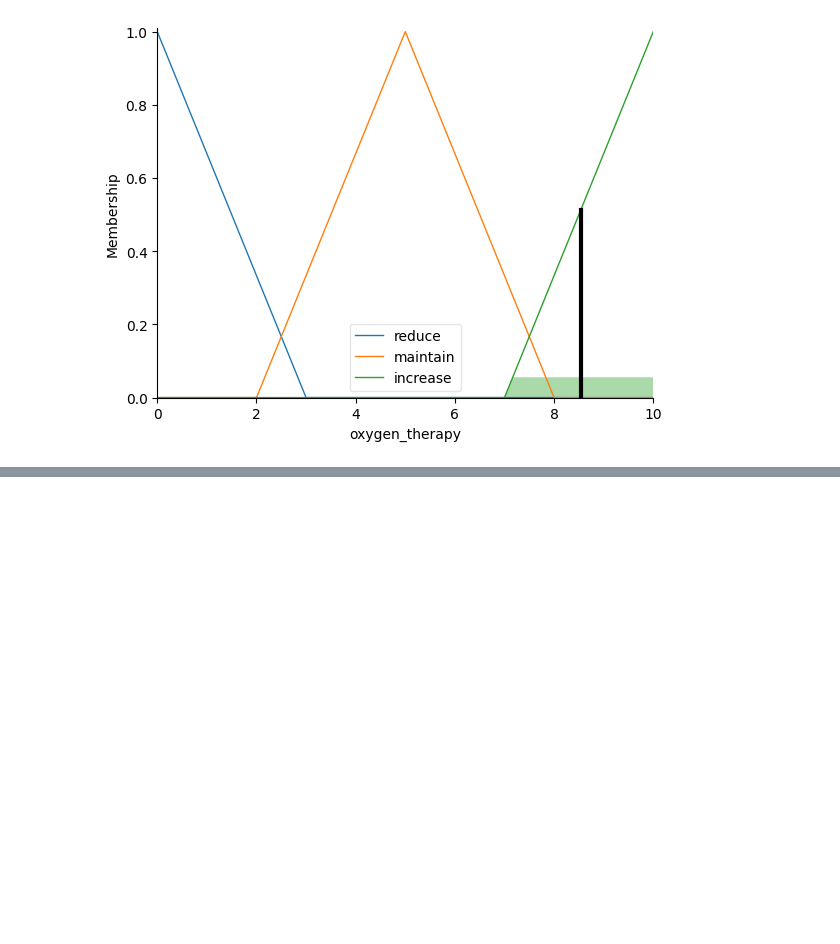
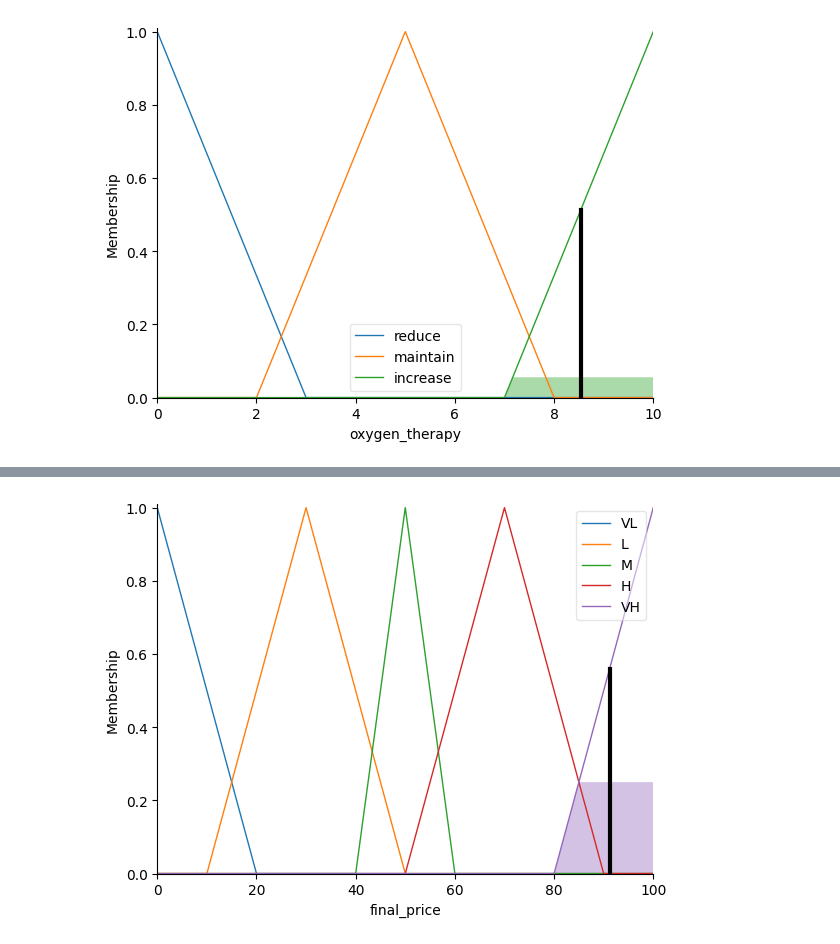
Before and after one commit to TRUONGLETHANHVY/-HW, a Jupyter notebook: _HW.ipynb, the cells around one changed output, grey strips where cells are left out. Saved outputs shown, nothing was run; the diff lists cells and outputs as text; code cells hidden in the pictures; blank space fills up the shorter version.

```diff
--- a/_HW.ipynb
+++ b/_HW.ipynb
@@ -761,0 +937,84 @@ Liệu pháp oxy: 8.541269841269841
+# %%
+#vd2.11
+
+import numpy as np
+import skfuzzy as fuzz
+from skfuzzy import control as ctrl
+
+
+market_demand = ctrl.Antecedent(np.arange(0, 11, 1), 'market_demand')
+competitor_price = ctrl.Antecedent(np.arange(0, 11, 1), 'competitor_price')
+production_cost = ctrl.Antecedent(np.arange(0, 11, 1), 'production_cost')
+seasonality = ctrl.Antecedent(np.arange(0, 11, 1), 'seasonality')
+stock_level = ctrl.Antecedent(np.arange(0, 11, 1), 'stock_level')
+
+
+final_price = ctrl.Consequent(np.arange(0, 101, 1), 'final_price')
+
+market_demand['L'] = fuzz.trimf(market_demand.universe, [0, 0, 4])
+market_demand['M'] = fuzz.trimf(market_demand.universe, [3, 5, 7])
+market_demand['H'] = fuzz.trimf(market_demand.universe, [6, 10, 10])
+
+competitor_price['L'] = fuzz.trimf(competitor_price.universe, [0, 0, 4])
+competitor_price['M'] = fuzz.trimf(competitor_price.universe, [3, 5, 7])
+competitor_price['H'] = fuzz.trimf(competitor_price.universe, [6, 10, 10])
+
+production_cost['L'] = fuzz.trimf(production_cost.universe, [0, 0, 4])
+production_cost['M'] = fuzz.trimf(production_cost.universe, [3, 5, 7])
+production_cost['H'] = fuzz.trimf(production_cost.universe, [6, 10, 10])
+
+seasonality['OP'] = fuzz.trimf(seasonality.universe, [0, 0, 4])
+seasonality['N'] = fuzz.trimf(seasonality.universe, [3, 5, 7])
+seasonality['P'] = fuzz.trimf(seasonality.universe, [6, 10, 10])
+
+stock_level['L'] = fuzz.trimf(stock_level.universe, [0, 0, 4])
+stock_level['M'] = fuzz.trimf(stock_level.universe, [3, 5, 7])
+stock_level['H'] = fuzz.trimf(stock_level.universe, [6, 10, 10])
+
+
+final_price['VL'] = fuzz.trimf(final_price.universe, [0, 0, 20])
+final_price['L'] = fuzz.trimf(final_price.universe, [10, 30, 50])
+final_price['M'] = fuzz.trimf(final_price.universe, [40, 50, 60])
+final_price['H'] = fuzz.trimf(final_price.universe, [50, 70, 90])
+final_price['VH'] = fuzz.trimf(final_price.universe, [80, 100, 100])
+
+
+rule1 = ctrl.Rule(market_demand['H'] & competitor_price['H'] & stock_level['L'], final_price['VH'])
+rule2 = ctrl.Rule(market_demand['H'] & seasonality['P'] & stock_level['L'], final_price['VH'])
+rule3 = ctrl.Rule(market_demand['M'] & production_cost['H'] & stock_level['L'], final_price['VH'])
+
+rule4 = ctrl.Rule(market_demand['H'] & competitor_price['M'] & stock_level['M'], final_price['H'])
+rule5 = ctrl.Rule(market_demand['M'] & competitor_price['H'] & stock_level['L'], final_price['H'])
+rule6 = ctrl.Rule(market_demand['M'] & seasonality['P'] & stock_level['M'], final_price['H'])
+
+rule7 = ctrl.Rule(market_demand['M'] & competitor_price['M'] & stock_level['M'], final_price['M'])
+rule8 = ctrl.Rule(market_demand['L'] & competitor_price['H'] & stock_level['M'], final_price['M'])
+rule9 = ctrl.Rule(market_demand['M'] & production_cost['M'] & stock_level['M'], final_price['M'])
+
+rule10 = ctrl.Rule(market_demand['L'] & competitor_price['L'] & stock_level['H'], final_price['L'])
+rule11 = ctrl.Rule(market_demand['M'] & production_cost['M'] & stock_level['H'], final_price['L'])
+rule12 = ctrl.Rule(market_demand['L'] & seasonality['OP'] & stock_level['H'], final_price['L'])
+
+rule13 = ctrl.Rule(market_demand['L'] & competitor_price['L'] & stock_level['H'], final_price['VL'])
+rule14 = ctrl.Rule(market_demand['L'] & seasonality['OP'] & stock_level['H'], final_price['VL'])
+
+
+control_system = ctrl.ControlSystem([rule1, rule2, rule3, rule4, rule5, rule6, rule7, rule8, rule9, rule10, rule11, rule12, rule13, rule14])
+fuzzy_system = ctrl.ControlSystemSimulation(control_system)
+
+
+fuzzy_system.input['market_demand'] = 8
+fuzzy_system.input['competitor_price'] = 7
+fuzzy_system.input['production_cost'] = 4
+fuzzy_system.input['seasonality'] = 9
+fuzzy_system.input['stock_level'] = 3
+
+
+fuzzy_system.compute()
+
+
+print("Giá cuối cùng",fuzzy_system.output['final_price'])
+
+
+final_price.view(sim=fuzzy_system)
+# %% [output]
@@ -761,0 +1022 @@ Liệu pháp oxy: 8.541269841269841
+[figure, added]
```
Also changed, not shown: parts of 4 cells of this notebook.
